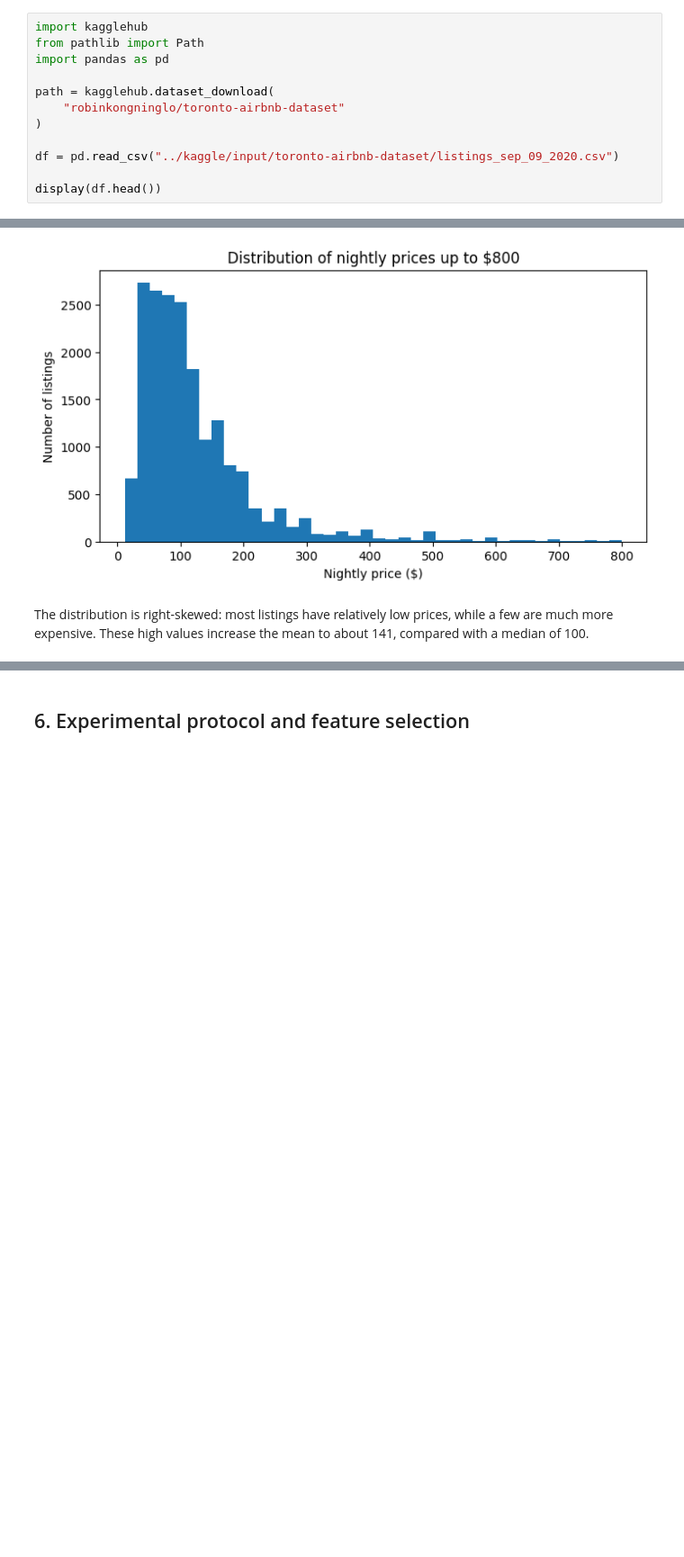
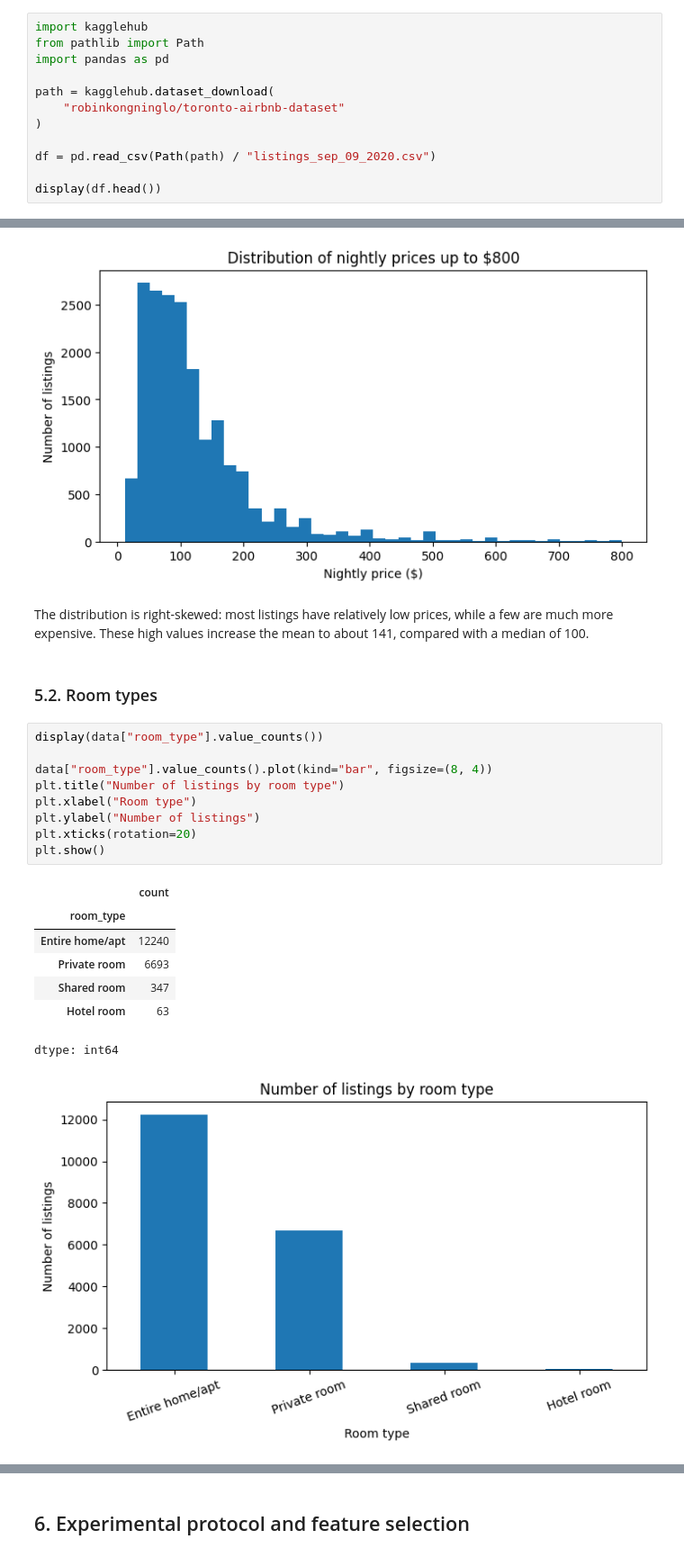
Before and after one commit to gwendal-lvl/toronto-airbnb-ml, a Jupyter notebook: Projet_ML_Airbnb_Toronto.ipynb, the cells around one changed output, grey strips where cells are left out. Shown at 90% size. Saved outputs shown, nothing was run; the diff lists cells and outputs as text; blank space fills up the shorter version.

```diff
--- a/Projet_ML_Airbnb_Toronto.ipynb
+++ b/Projet_ML_Airbnb_Toronto.ipynb
@@ -25,7 +23,7 @@ path = kagglehub.dataset_download(
     "robinkongninglo/toronto-airbnb-dataset"
 )
 
-df = pd.read_csv("../kaggle/input/toronto-airbnb-dataset/listings_sep_09_2020.csv")
+df = pd.read_csv(Path(path) / "listings_sep_09_2020.csv")
 
 display(df.head())
 # %% [output]
@@ -225,3 +251,23 @@ plt.show()
 [figure]
 # %% [markdown]
 The distribution is right-skewed: most listings have relatively low prices, while a few are much more expensive. These high values increase the mean to about 141, compared with a median of 100.
+# %% [markdown]
+### 5.2. Room types
+# %%
+display(data["room_type"].value_counts())
+
+data["room_type"].value_counts().plot(kind="bar", figsize=(8, 4))
+plt.title("Number of listings by room type")
+plt.xlabel("Room type")
+plt.ylabel("Number of listings")
+plt.xticks(rotation=20)
+plt.show()
+# %% [output]
+|  | count |
+| room_type |  |
+| Entire home/apt | 12240 |
+| Private room | 6693 |
+| Shared room | 347 |
+| Hotel room | 63 |
+dtype: int64
+[figure, added]
```
Also changed, not shown: parts of 34 cells of this notebook.
